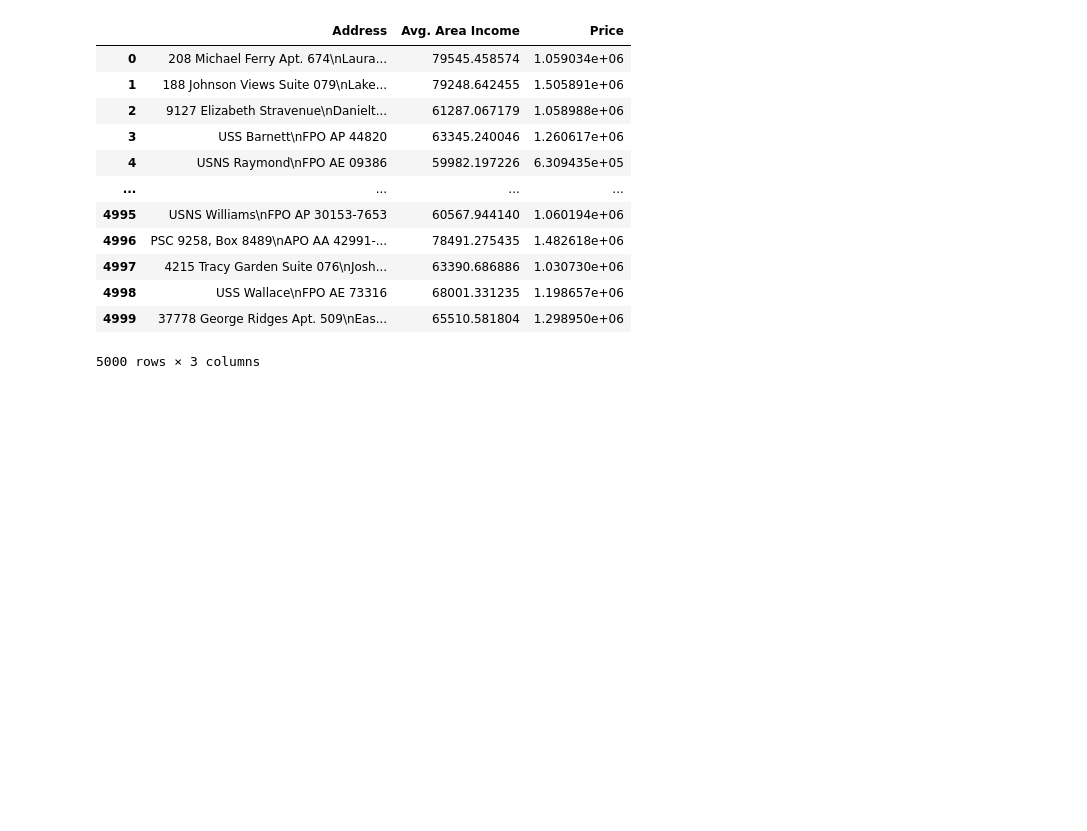
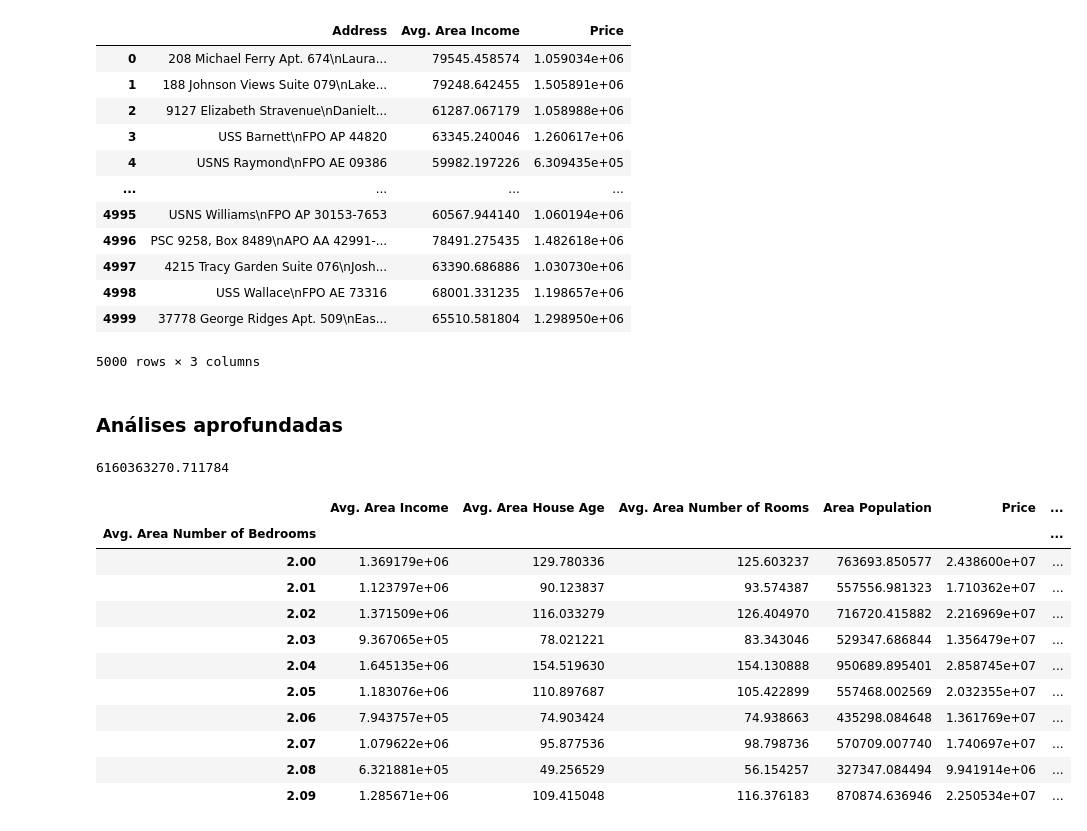
Before and after one commit to gabriel-x303/Basi-Py, a Jupyter notebook: Bases de dados.ipynb, the cells around one changed output. Saved outputs shown, nothing was run; the diff lists cells and outputs as text; code cells hidden in the pictures; blank space fills up the shorter version.

Commit message:
Análises aprofundadas

```diff
--- a/Bases de dados.ipynb
+++ b/Bases de dados.ipynb
@@ -134,3 +134,24 @@ df[["Address", "Avg. Area Income", "Price"]]
 | 4998 | USS Wallace\nFPO AE 73316 | 68001.331235 | 1.198657e+06 |
 | 4999 | 37778 George Ridges Apt. 509\nEas... | 65510.581804 | 1.298950e+06 |
 5000 rows × 3 columns
+# %% [markdown]
+### Análises aprofundadas
+# %%
+df["Price"].sum()
+# %% [output]
+6160363270.711784
+# %%
+df.groupby("Avg. Area Number of Bedrooms").sum().head(10)
+# %% [output]
+|  | Avg. Area Income | Avg. Area House Age | Avg. Area Number of Rooms | Area Population | Price | ... |
+| Avg. Area Number of Bedrooms |  |  |  |  |  | ... |
+| 2.00 | 1.369179e+06 | 129.780336 | 125.603237 | 763693.850577 | 2.438600e+07 | ... |
+| 2.01 | 1.123797e+06 | 90.123837 | 93.574387 | 557556.981323 | 1.710362e+07 | ... |
+| 2.02 | 1.371509e+06 | 116.033279 | 126.404970 | 716720.415882 | 2.216969e+07 | ... |
+| 2.03 | 9.367065e+05 | 78.021221 | 83.343046 | 529347.686844 | 1.356479e+07 | ... |
+| 2.04 | 1.645135e+06 | 154.519630 | 154.130888 | 950689.895401 | 2.858745e+07 | ... |
+| 2.05 | 1.183076e+06 | 110.897687 | 105.422899 | 557468.002569 | 2.032355e+07 | ... |
+| 2.06 | 7.943757e+05 | 74.903424 | 74.938663 | 435298.084648 | 1.361769e+07 | ... |
+| 2.07 | 1.079622e+06 | 95.877536 | 98.798736 | 570709.007740 | 1.740697e+07 | ... |
+| 2.08 | 6.321881e+05 | 49.256529 | 56.154257 | 327347.084494 | 9.941914e+06 | ... |
+| 2.09 | 1.285671e+06 | 109.415048 | 116.376183 | 870874.636946 | 2.250534e+07 | ... |
```
Also changed, not shown: parts of 1 cell of this notebook, 1 other file.
